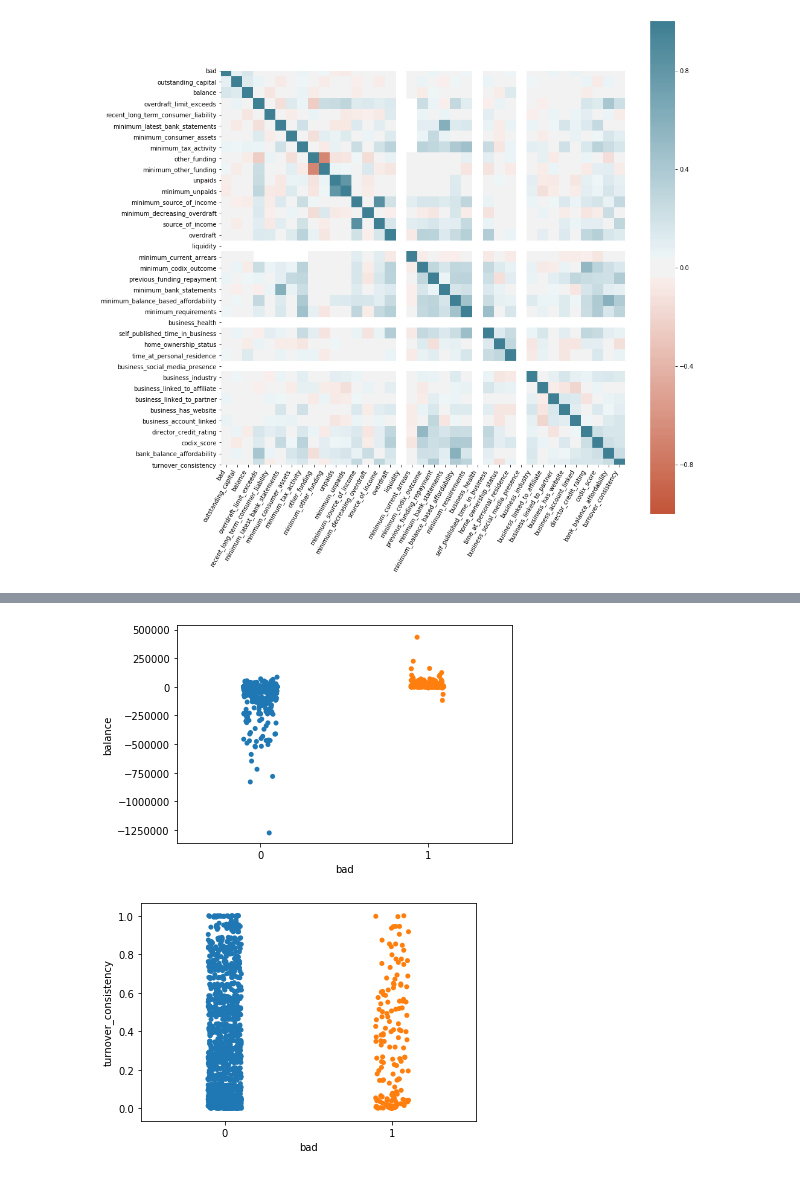
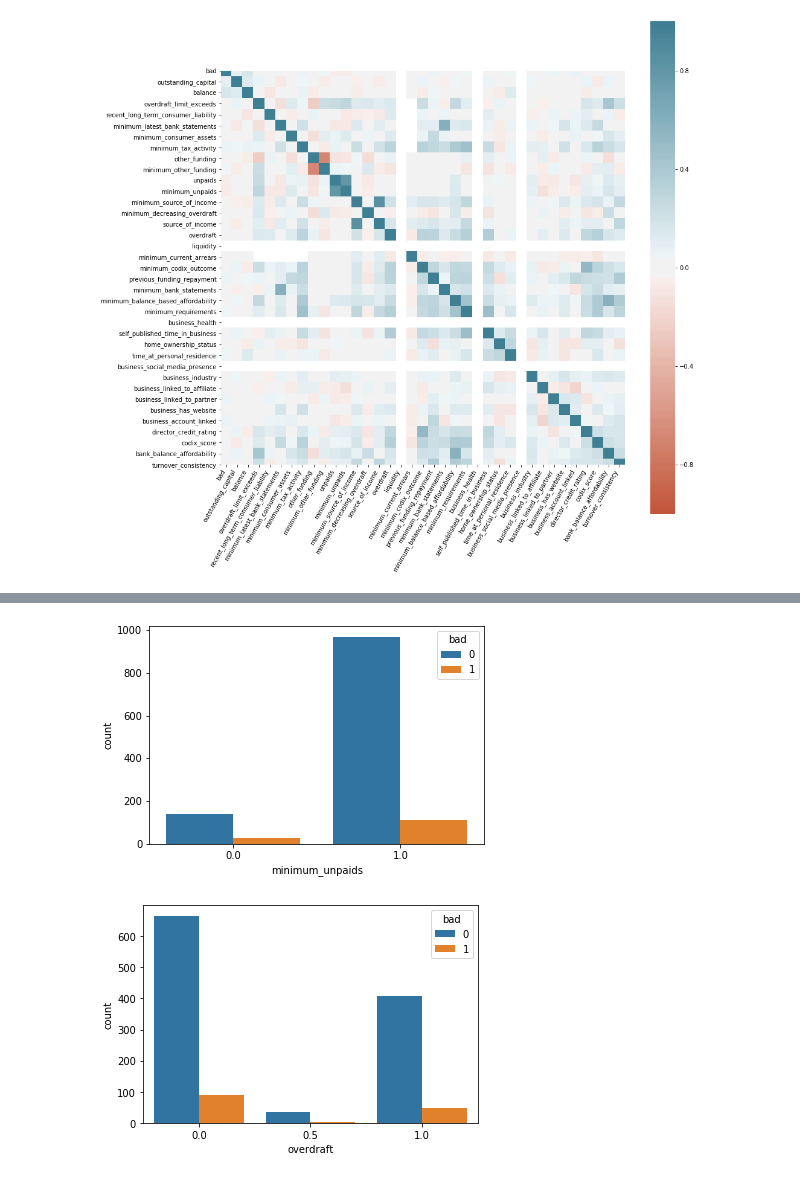
Before and after one commit to vnguye12/vy_capstone1, a Jupyter notebook: Capstone1.ipynb, the cells around one changed output, grey strips where cells are left out. Drawn from its saved outputs; the diff is of its cells as text; code cells hidden in the pictures.

```diff
--- a/Capstone1.ipynb
+++ b/Capstone1.ipynb
@@ -292,11 +420,11 @@ plt.show()
 # %%
-sns.stripplot(x='bad',y='balance',data=df)
+sns.countplot(x='minimum_unpaids',hue='bad',data=df)
 plt.show()
 # %% [output]
-[figure, old version]
+[figure, new version]
 # %%
-sns.stripplot(x='bad',y='turnover_consistency',data=df)
+sns.countplot(x='overdraft',hue='bad',data=df)
 plt.show()
 # %% [output]
-[figure, old version]
+[figure, new version]
 # %%
```
Also changed, not shown: parts of 45 cells of this notebook.
